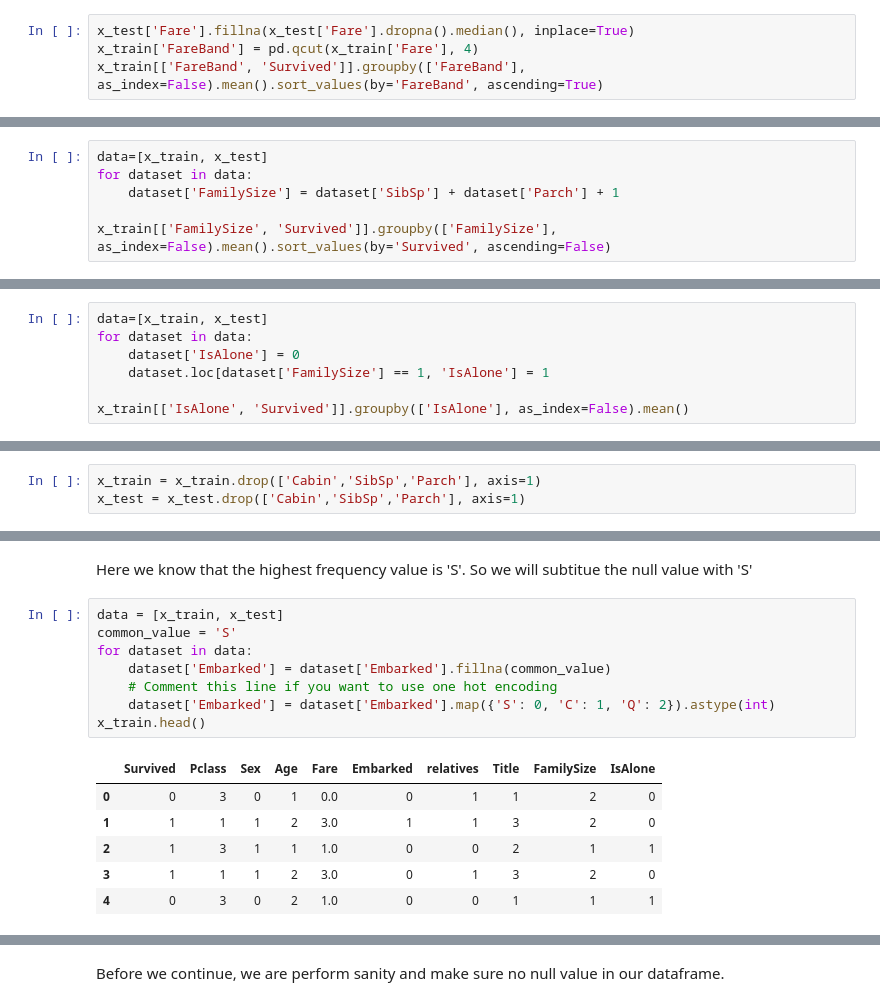
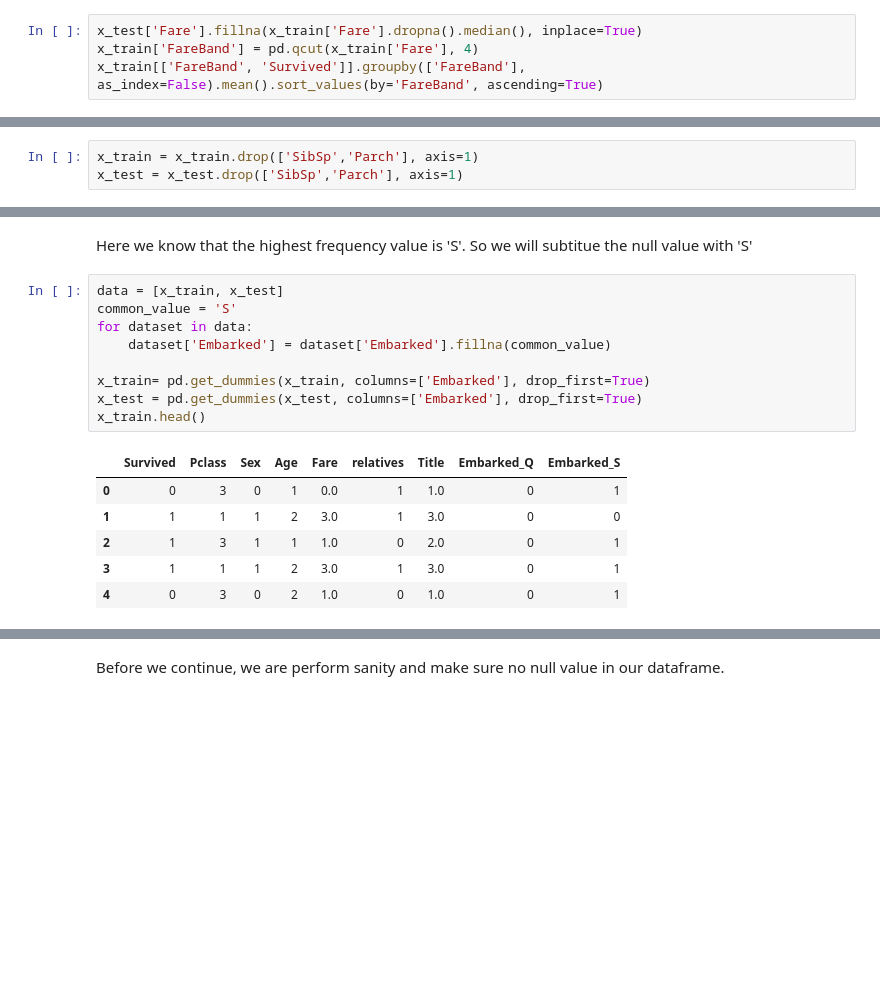
Before and after one commit to CertifaiAI/data-science-fundamentals, a Jupyter notebook: day_3/8S_End to End Example .ipynb, the cells around one changed output, grey strips where cells are left out. Cells and saved outputs as stored; diff of their text form; blank space fills up the shorter version.

```diff
--- a/day_3/8S_End to End Example .ipynb
+++ b/day_3/8S_End to End Example .ipynb
@@ -699,6 +771,6 @@ Title          0
 dtype: int64
 # %%
-x_test['Fare'].fillna(x_test['Fare'].dropna().median(), inplace=True)
+x_test['Fare'].fillna(x_train['Fare'].dropna().median(), inplace=True)
 x_train['FareBand'] = pd.qcut(x_train['Fare'], 4)
 x_train[['FareBand', 'Survived']].groupby(['FareBand'], as_index=False).mean().sort_values(by='FareBand', ascending=True)
 # %% [output]
@@ -750,6 +818,0 @@ We can create a new feature for FamilySize which combines Parch and SibSp. This
-# %%
-data=[x_train, x_test]
-for dataset in data:
-    dataset['FamilySize'] = dataset['SibSp'] + dataset['Parch'] + 1
-
-x_train[['FamilySize', 'Survived']].groupby(['FamilySize'], as_index=False).mean().sort_values(by='Survived', ascending=False)
@@ -769,7 +818,0 @@ Create another feature called IsAlone.
-# %%
-data=[x_train, x_test]
-for dataset in data:
-    dataset['IsAlone'] = 0
-    dataset.loc[dataset['FamilySize'] == 1, 'IsAlone'] = 1
-
-x_train[['IsAlone', 'Survived']].groupby(['IsAlone'], as_index=False).mean()
@@ -796,8 +822,8 @@ x_train
 # %% [markdown]
 Then we will drop some redundent data such as cabin which is correlated with the fare and SibSp and Parch which we already merge as relatives
 # %%
-x_train = x_train.drop(['Cabin','SibSp','Parch'], axis=1)
-x_test = x_test.drop(['Cabin','SibSp','Parch'], axis=1)
+x_train = x_train.drop(['SibSp','Parch'], axis=1)
+x_test = x_test.drop(['SibSp','Parch'], axis=1)
 # %% [markdown]
 ***Completing and Converting categorical feature to numeric***<br>
 We can now convert the EmbarkedFill feature by creating a new numeric Port feature.
@@ -825,15 +851,16 @@ Here we know that the highest frequency value is 'S'. So we will subtitue the nu
 # %%
 data = [x_train, x_test]
 common_value = 'S'
 for dataset in data:
     dataset['Embarked'] = dataset['Embarked'].fillna(common_value)
-    # Comment this line if you want to use one hot encoding
-    dataset['Embarked'] = dataset['Embarked'].map({'S': 0, 'C': 1, 'Q': 2}).astype(int)
+
+x_train= pd.get_dummies(x_train, columns=['Embarked'], drop_first=True)
+x_test = pd.get_dummies(x_test, columns=['Embarked'], drop_first=True)
 x_train.head()
 # %% [output]
-|  | Survived | Pclass | Sex | Age | Fare | Embarked | relatives | Title | FamilySize | IsAlone |
-| 0 | 0 | 3 | 0 | 1 | 0.0 | 0 | 1 | 1 | 2 | 0 |
-| 1 | 1 | 1 | 1 | 2 | 3.0 | 1 | 1 | 3 | 2 | 0 |
-| 2 | 1 | 3 | 1 | 1 | 1.0 | 0 | 0 | 2 | 1 | 1 |
-| 3 | 1 | 1 | 1 | 2 | 3.0 | 0 | 1 | 3 | 2 | 0 |
-| 4 | 0 | 3 | 0 | 2 | 1.0 | 0 | 0 | 1 | 1 | 1 |
+|  | Survived | Pclass | Sex | Age | Fare | relatives | Title | Embarked_Q | Embarked_S |
+| 0 | 0 | 3 | 0 | 1 | 0.0 | 1 | 1.0 | 0 | 1 |
+| 1 | 1 | 1 | 1 | 2 | 3.0 | 1 | 3.0 | 0 | 0 |
+| 2 | 1 | 3 | 1 | 1 | 1.0 | 0 | 2.0 | 0 | 1 |
+| 3 | 1 | 1 | 1 | 2 | 3.0 | 1 | 3.0 | 0 | 1 |
+| 4 | 0 | 3 | 0 | 2 | 1.0 | 0 | 1.0 | 0 | 1 |
```
Also changed, not shown: parts of 71 cells of this notebook.
